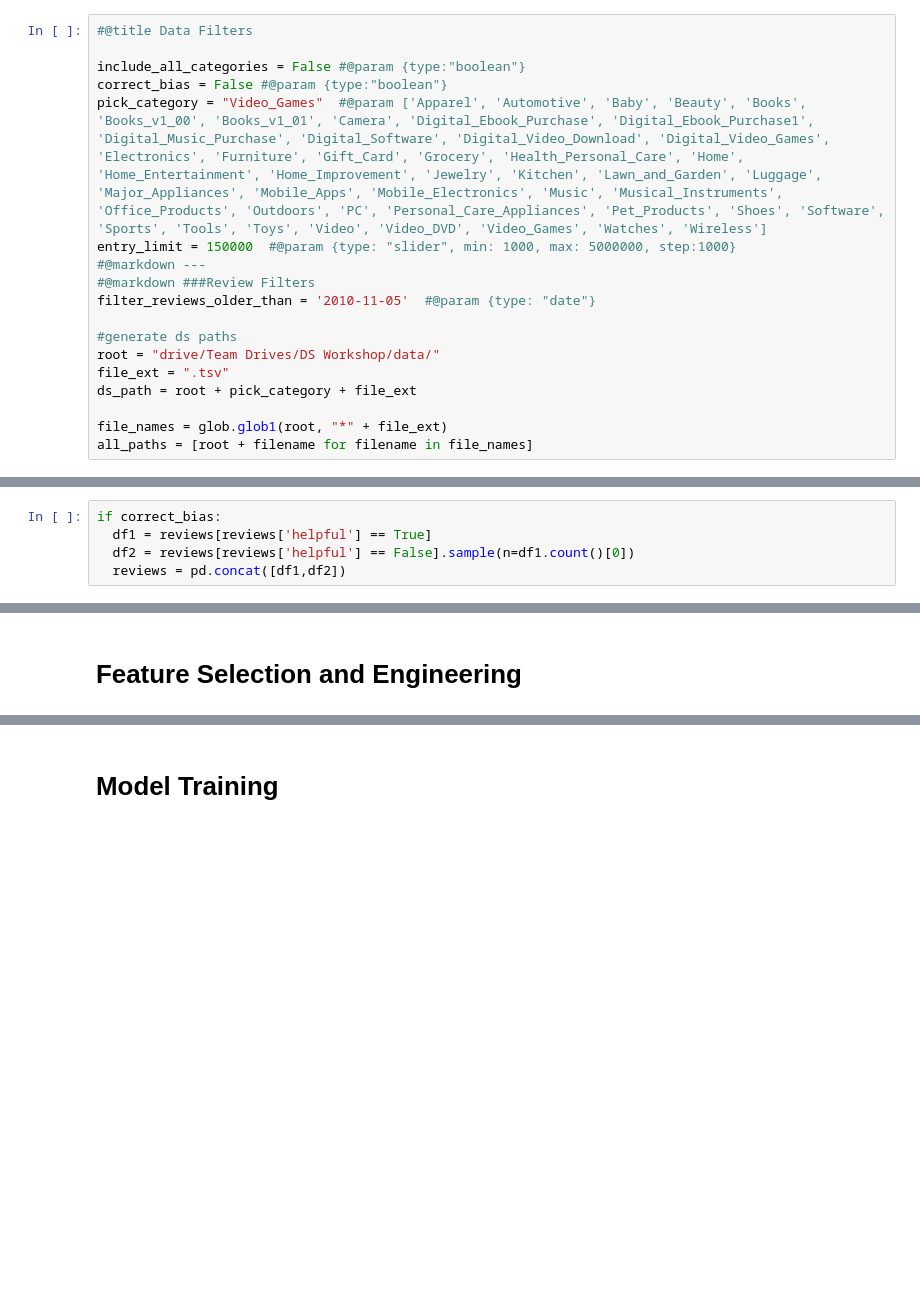
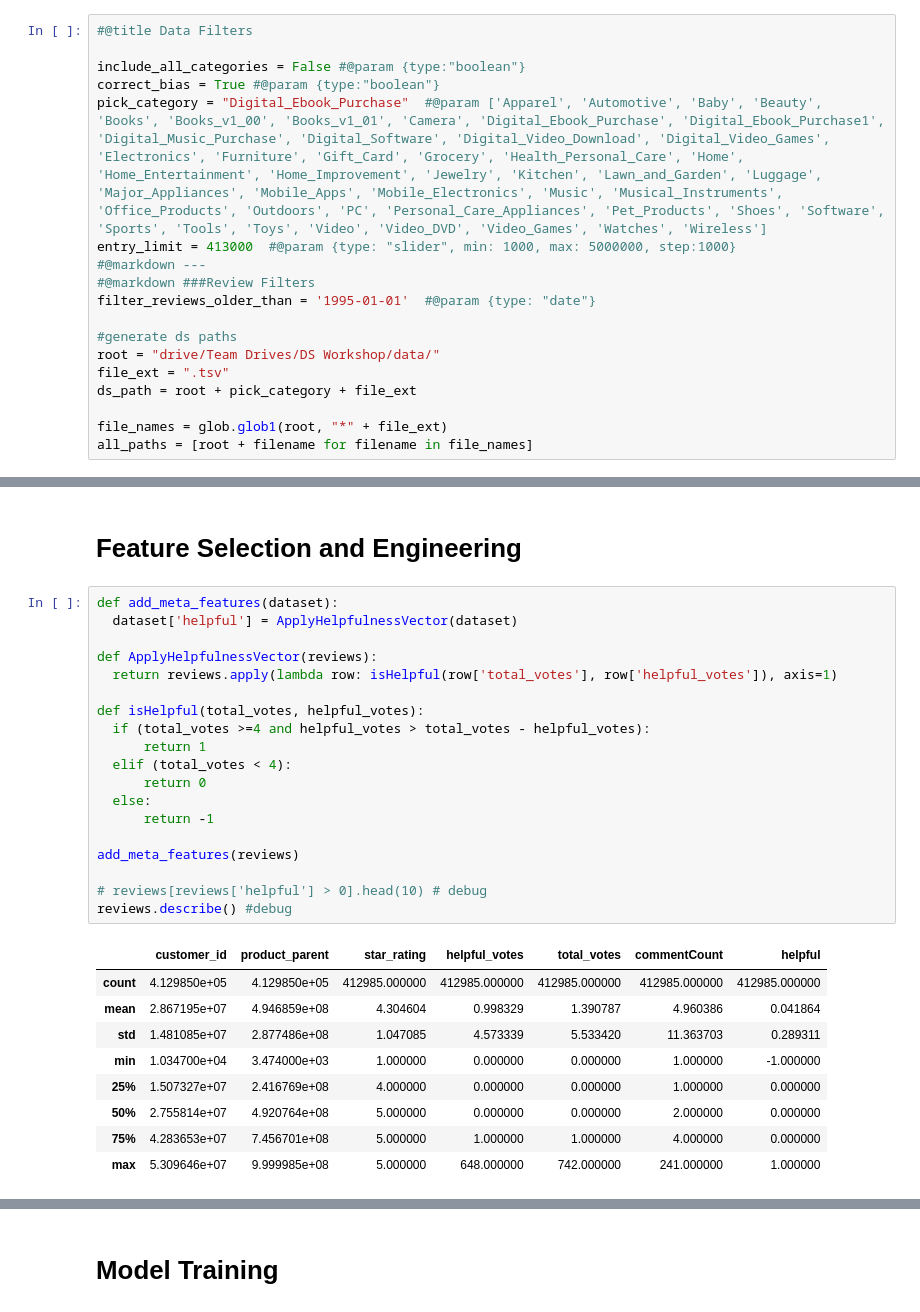
Before and after one commit to danielka223/ds_workshop, a Jupyter notebook: dsWorkshopAmazon.ipynb, the cells around one changed output, grey strips where cells are left out. Cells and saved outputs as stored; diff of their text form; blank space fills up the shorter version.

```diff
--- a/dsWorkshopAmazon.ipynb
+++ b/dsWorkshopAmazon.ipynb
@@ -155,12 +159,12 @@ for url in review_paths:
 #@title Data Filters
 
 include_all_categories = False #@param {type:"boolean"}
-correct_bias = False #@param {type:"boolean"}
-pick_category = "Video_Games"  #@param ['Apparel', 'Automotive', 'Baby', 'Beauty', 'Books', 'Books_v1_00', 'Books_v1_01', 'Camera', 'Digital_Ebook_Purchase', 'Digital_Ebook_Purchase1', 'Digital_Music_Purchase', 'Digital_Software', 'Digital_Video_Download', 'Digital_Video_Games', 'Electronics', 'Furniture', 'Gift_Card', 'Grocery', 'Health_Personal_Care', 'Home', 'Home_Entertainment', 'Home_Improvement', 'Jewelry', 'Kitchen', 'Lawn_and_Garden', 'Luggage', 'Major_Appliances', 'Mobile_Apps', 'Mobile_Electronics', 'Music', 'Musical_Instruments', 'Office_Products', 'Outdoors', 'PC', 'Personal_Care_Appliances', 'Pet_Products', 'Shoes', 'Software', 'Sports', 'Tools', 'Toys', 'Video', 'Video_DVD', 'Video_Games', 'Watches', 'Wireless']
-entry_limit = 150000  #@param {type: "slider", min: 1000, max: 5000000, step:1000}
+correct_bias = True #@param {type:"boolean"}
+pick_category = "Digital_Ebook_Purchase"  #@param ['Apparel', 'Automotive', 'Baby', 'Beauty', 'Books', 'Books_v1_00', 'Books_v1_01', 'Camera', 'Digital_Ebook_Purchase', 'Digital_Ebook_Purchase1', 'Digital_Music_Purchase', 'Digital_Software', 'Digital_Video_Download', 'Digital_Video_Games', 'Electronics', 'Furniture', 'Gift_Card', 'Grocery', 'Health_Personal_Care', 'Home', 'Home_Entertainment', 'Home_Improvement', 'Jewelry', 'Kitchen', 'Lawn_and_Garden', 'Luggage', 'Major_Appliances', 'Mobile_Apps', 'Mobile_Electronics', 'Music', 'Musical_Instruments', 'Office_Products', 'Outdoors', 'PC', 'Personal_Care_Appliances', 'Pet_Products', 'Shoes', 'Software', 'Sports', 'Tools', 'Toys', 'Video', 'Video_DVD', 'Video_Games', 'Watches', 'Wireless']
+entry_limit = 413000  #@param {type: "slider", min: 1000, max: 5000000, step:1000}
 #@markdown ---
 #@markdown ###Review Filters
-filter_reviews_older_than = '2010-11-05'  #@param {type: "date"}
+filter_reviews_older_than = '1995-01-01'  #@param {type: "date"}
 
 #generate ds paths
 root = "drive/Team Drives/DS Workshop/data/"
@@ -207,8 +244,3 @@ reviews.head()
-# %%
-if correct_bias:
-  df1 = reviews[reviews['helpful'] == True]
-  df2 = reviews[reviews['helpful'] == False].sample(n=df1.count()[0])
-  reviews = pd.concat([df1,df2])
 # %% [markdown]
 #Data Preperation and Cleaning
 # %% [markdown]
@@ -234,2 +266,31 @@ plt.show()
 # %% [markdown]
 # Feature Selection and Engineering
+# %%
+def add_meta_features(dataset):
+  dataset['helpful'] = ApplyHelpfulnessVector(dataset)
+
+def ApplyHelpfulnessVector(reviews):
+  return reviews.apply(lambda row: isHelpful(row['total_votes'], row['helpful_votes']), axis=1)
+
+def isHelpful(total_votes, helpful_votes):
+  if (total_votes >=4 and helpful_votes > total_votes - helpful_votes):
+      return 1
+  elif (total_votes < 4):
+      return 0
+  else:
+      return -1
+
+add_meta_features(reviews)
+
+# reviews[reviews['helpful'] > 0].head(10) # debug
+reviews.describe() #debug
+# %% [output]
+|  | customer_id | product_parent | star_rating | helpful_votes | total_votes | commentCount | helpful |
+| count | 4.129850e+05 | 4.129850e+05 | 412985.000000 | 412985.000000 | 412985.000000 | 412985.000000 | 412985.000000 |
+| mean | 2.867195e+07 | 4.946859e+08 | 4.304604 | 0.998329 | 1.390787 | 4.960386 | 0.041864 |
+| std | 1.481085e+07 | 2.877486e+08 | 1.047085 | 4.573339 | 5.533420 | 11.363703 | 0.289311 |
+| min | 1.034700e+04 | 3.474000e+03 | 1.000000 | 0.000000 | 0.000000 | 1.000000 | -1.000000 |
+| 25% | 1.507327e+07 | 2.416769e+08 | 4.000000 | 0.000000 | 0.000000 | 1.000000 | 0.000000 |
+| 50% | 2.755814e+07 | 4.920764e+08 | 5.000000 | 0.000000 | 0.000000 | 2.000000 | 0.000000 |
+| 75% | 4.283653e+07 | 7.456701e+08 | 5.000000 | 1.000000 | 1.000000 | 4.000000 | 0.000000 |
+| max | 5.309646e+07 | 9.999985e+08 | 5.000000 | 648.000000 | 742.000000 | 241.000000 | 1.000000 |
```
Also changed, not shown: parts of 17 cells of this notebook.
